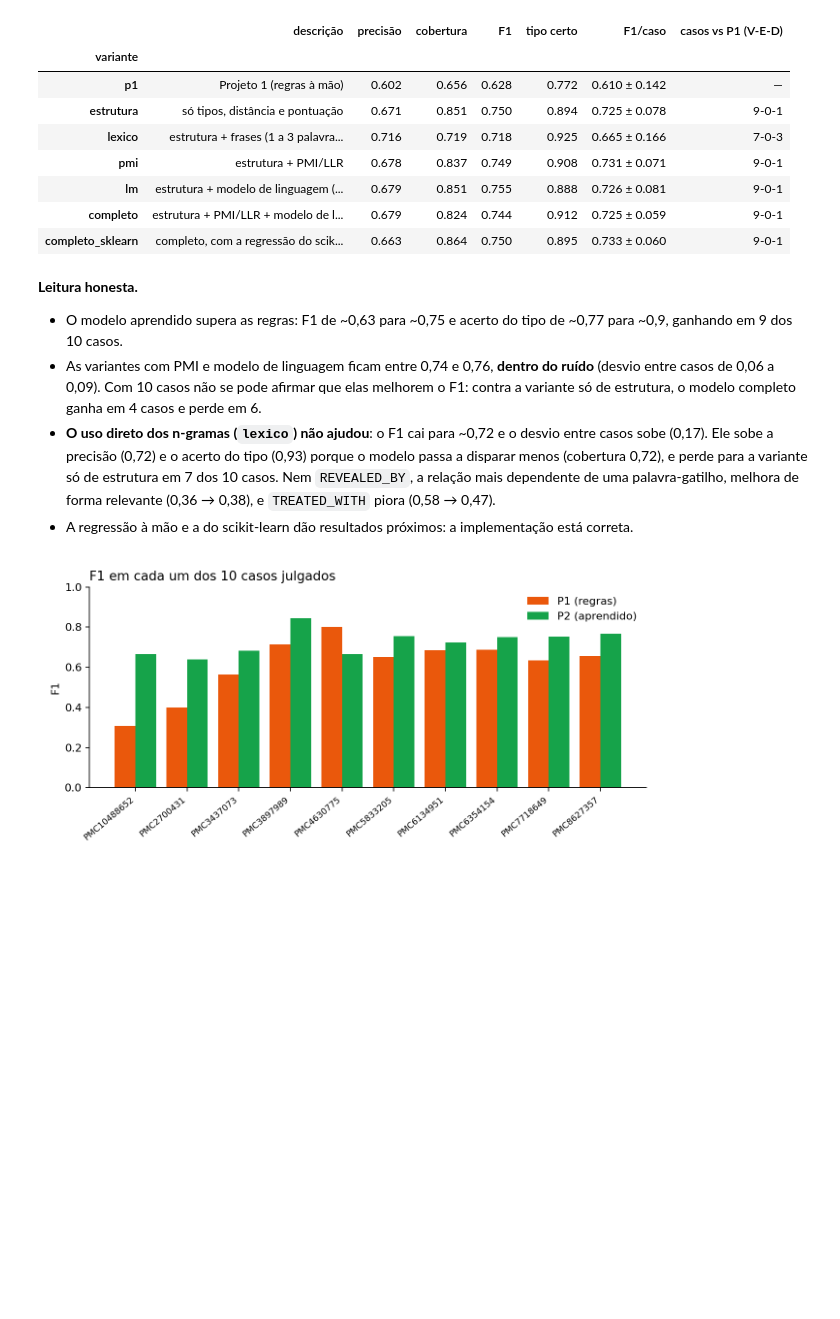
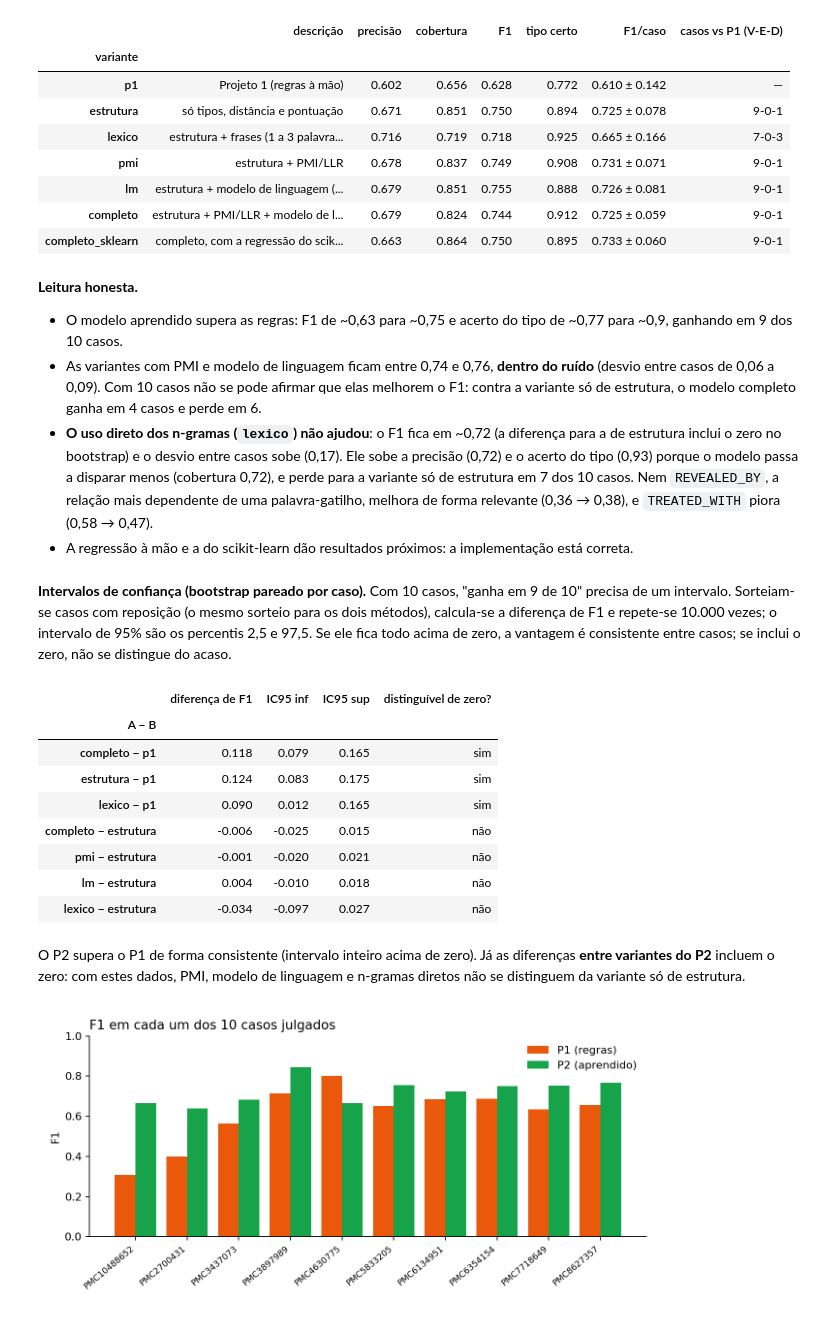
Before and after one commit to JaocHatter/Projeto-de-Natural-Language-Processing---Knowledge-Graph, a Jupyter notebook: project2/pipelines/notebooks/projeto2.ipynb, the cells around one changed output. Saved outputs shown, nothing was run; the diff lists cells and outputs as text; code cells hidden in the pictures; blank space fills up the shorter version.

Commit message:
Adiciona bootstrap pareado por caso e notas sobre o gold e o UMLS
Co-authored-by: CDRAY2007 <monzontrueno@gmail.com>

```diff
--- a/project2/pipelines/notebooks/projeto2.ipynb
+++ b/project2/pipelines/notebooks/projeto2.ipynb
@@ -328,11 +328,42 @@ pd.DataFrame(linhas).set_index("variante").round(3)
 * As variantes com PMI e modelo de linguagem ficam entre 0,74 e 0,76, **dentro do ruído** (desvio entre casos de
   0,06 a 0,09). Com 10 casos não se pode afirmar que elas melhorem o F1: contra a variante só de estrutura, o
   modelo completo ganha em 4 casos e perde em 6.
-* **O uso direto dos n-gramas (`lexico`) não ajudou**: o F1 cai para ~0,72 e o desvio entre casos sobe (0,17).
+* **O uso direto dos n-gramas (`lexico`) não ajudou**: o F1 fica em ~0,72 (a diferença para a de estrutura inclui o
+  zero no bootstrap) e o desvio entre casos sobe (0,17).
   Ele sobe a precisão (0,72) e o acerto do tipo (0,93) porque o modelo passa a disparar menos (cobertura 0,72), e
   perde para a variante só de estrutura em 7 dos 10 casos. Nem `REVEALED_BY`, a relação mais dependente de uma
   palavra-gatilho, melhora de forma relevante (0,36 → 0,38), e `TREATED_WITH` piora (0,58 → 0,47).
 * A regressão à mão e a do scikit-learn dão resultados próximos: a implementação está correta.
+# %% [markdown]
+**Intervalos de confiança (bootstrap pareado por caso).** Com 10 casos, "ganha em 9 de 10" precisa de um
+intervalo. Sorteiam-se casos com reposição (o mesmo sorteio para os dois métodos), calcula-se a diferença de F1
+e repete-se 10.000 vezes; o intervalo de 95% são os percentis 2,5 e 97,5. Se ele fica todo acima de zero, a
+vantagem é consistente entre casos; se inclui o zero, não se distingue do acaso.
+# %%
+from clinical_kg.learning.pipeline import bootstrap_pareado
+
+contrastes = [("completo", "p1"), ("estrutura", "p1"), ("lexico", "p1"),
+              ("completo", "estrutura"), ("pmi", "estrutura"), ("lm", "estrutura"), ("lexico", "estrutura")]
+linhas = []
+for a, b in contrastes:
+    r = bootstrap_pareado(resultados[a]["contagem_por_caso"], resultados[b]["contagem_por_caso"])
+    linhas.append({"A − B": f"{a} − {b}", "diferença de F1": r["diferenca"], "IC95 inf": r["ic_inf"],
+                   "IC95 sup": r["ic_sup"], "distinguível de zero?": "sim" if r["ic_inf"] > 0 or r["ic_sup"] < 0 else "não"})
+pd.DataFrame(linhas).set_index("A − B").round(3)
+# %% [output]
+|  | diferença de F1 | IC95 inf | IC95 sup | distinguível de zero? |
+| A − B |  |  |  |  |
+| completo − p1 | 0.118 | 0.079 | 0.165 | sim |
+| estrutura − p1 | 0.124 | 0.083 | 0.175 | sim |
+| lexico − p1 | 0.090 | 0.012 | 0.165 | sim |
+| completo − estrutura | -0.006 | -0.025 | 0.015 | não |
+| pmi − estrutura | -0.001 | -0.020 | 0.021 | não |
+| lm − estrutura | 0.004 | -0.010 | 0.018 | não |
+| lexico − estrutura | -0.034 | -0.097 | 0.027 | não |
+# %% [markdown]
+O P2 supera o P1 de forma consistente (intervalo inteiro acima de zero). Já as diferenças **entre variantes do
+P2** incluem o zero: com estes dados, PMI, modelo de linguagem e n-gramas diretos não se distinguem da variante
+só de estrutura.
 # %%
 display(Image(filename=str(raiz / "assets/images/f1_por_caso.png"), width=620))
 # %% [output]
```
Also changed, not shown: 5 other files.
